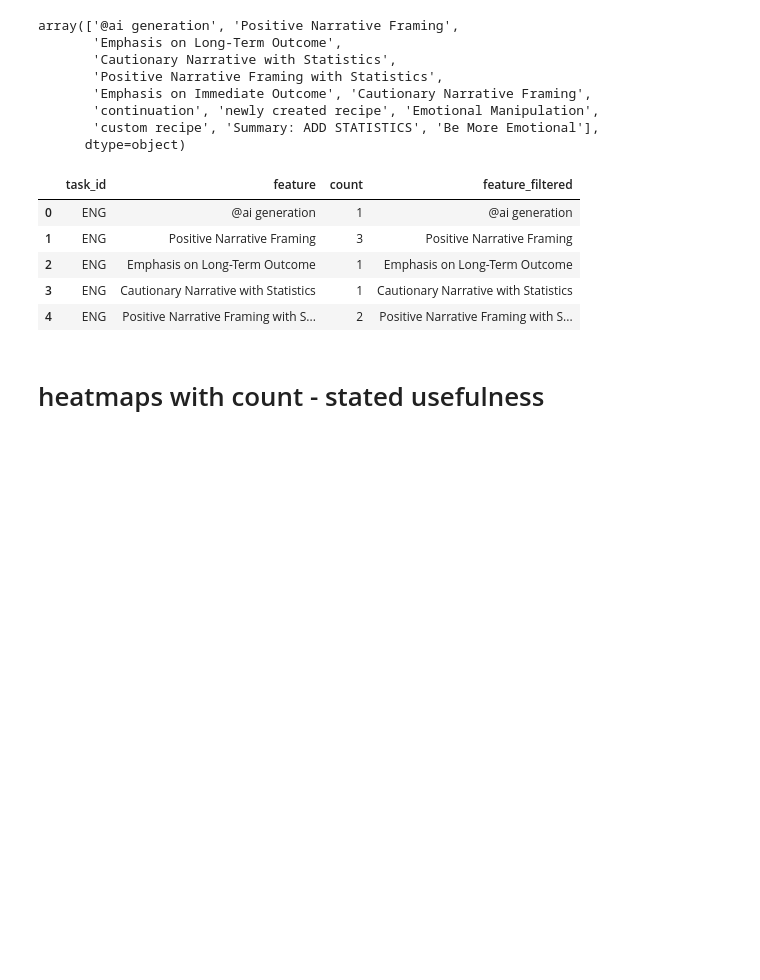
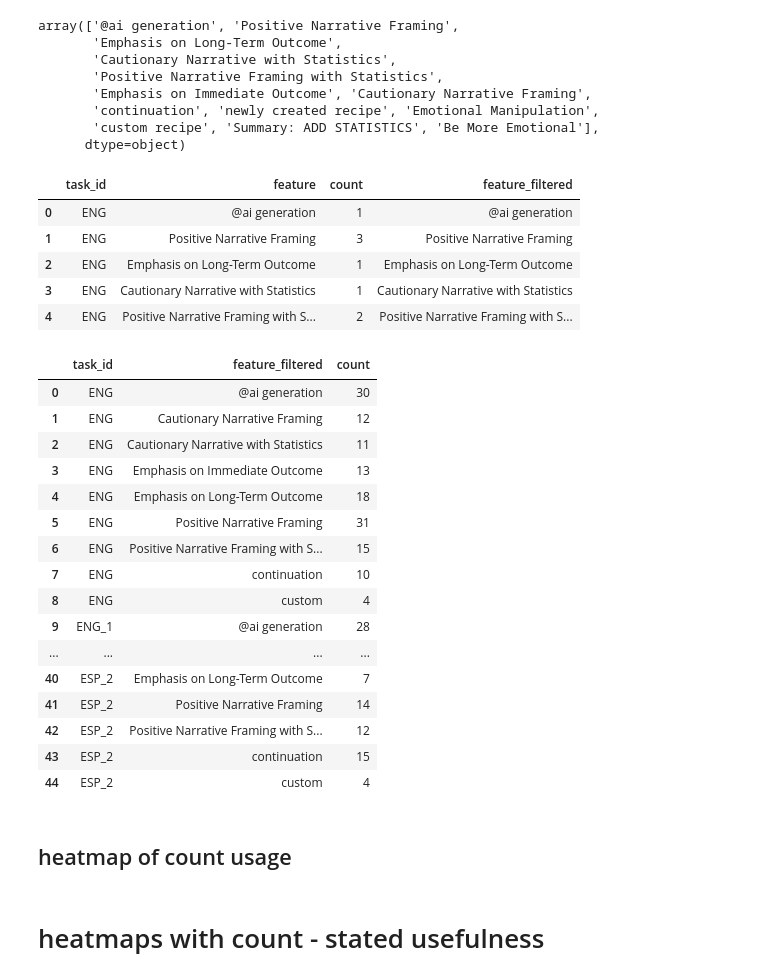
Before and after one commit to shreyan2020/cillm, a Jupyter notebook: analysis/notebooks/4_writing_task_consolidated.ipynb, the cells around one changed output. Drawn from its saved outputs; the diff is of its cells as text; code cells hidden in the pictures; blank space fills up the shorter version.

```diff
--- a/analysis/notebooks/4_writing_task_consolidated.ipynb
+++ b/analysis/notebooks/4_writing_task_consolidated.ipynb
@@ -310,6 +307,26 @@ usage_count_df.head()
 # %%
 # aggregate_data = usage_count_df.groupby(['task_id', 'feature_filtered'])['count'].sum().reset_index()
 usage_count_grouped = usage_count_df.groupby(['task_id', 'feature_filtered'])['count'].sum().reset_index()
+# %%
+usage_count_grouped
+# %% [output]
+|  | task_id | feature_filtered | count |
+| 0 | ENG | @ai generation | 30 |
+| 1 | ENG | Cautionary Narrative Framing | 12 |
+| 2 | ENG | Cautionary Narrative with Statistics | 11 |
+| 3 | ENG | Emphasis on Immediate Outcome | 13 |
+| 4 | ENG | Emphasis on Long-Term Outcome | 18 |
+| 5 | ENG | Positive Narrative Framing | 31 |
+| 6 | ENG | Positive Narrative Framing with S... | 15 |
+| 7 | ENG | continuation | 10 |
+| 8 | ENG | custom | 4 |
+| 9 | ENG_1 | @ai generation | 28 |
+| ... | ... | ... | ... |
+| 40 | ESP_2 | Emphasis on Long-Term Outcome | 7 |
+| 41 | ESP_2 | Positive Narrative Framing | 14 |
+| 42 | ESP_2 | Positive Narrative Framing with S... | 12 |
+| 43 | ESP_2 | continuation | 15 |
+| 44 | ESP_2 | custom | 4 |
 # %%
 
 fig = px.bar(
@@ -340,3 +357,5 @@ fig.update_xaxes(tickangle=45)
 
 # Show the plot
 fig.show()
+# %% [markdown]
+## heatmap of count usage
```
Also changed, not shown: parts of 20 cells of this notebook, 3 other files.
